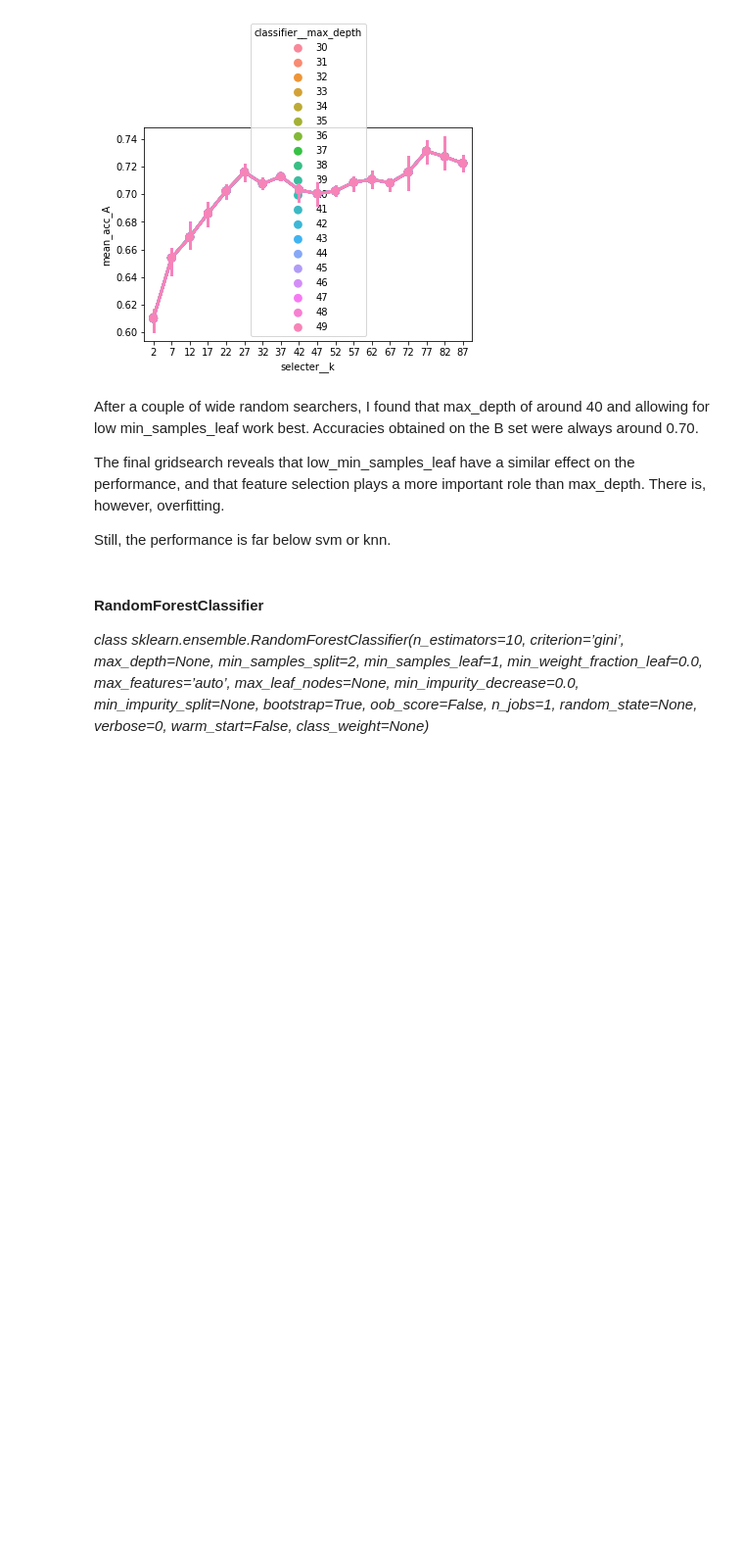
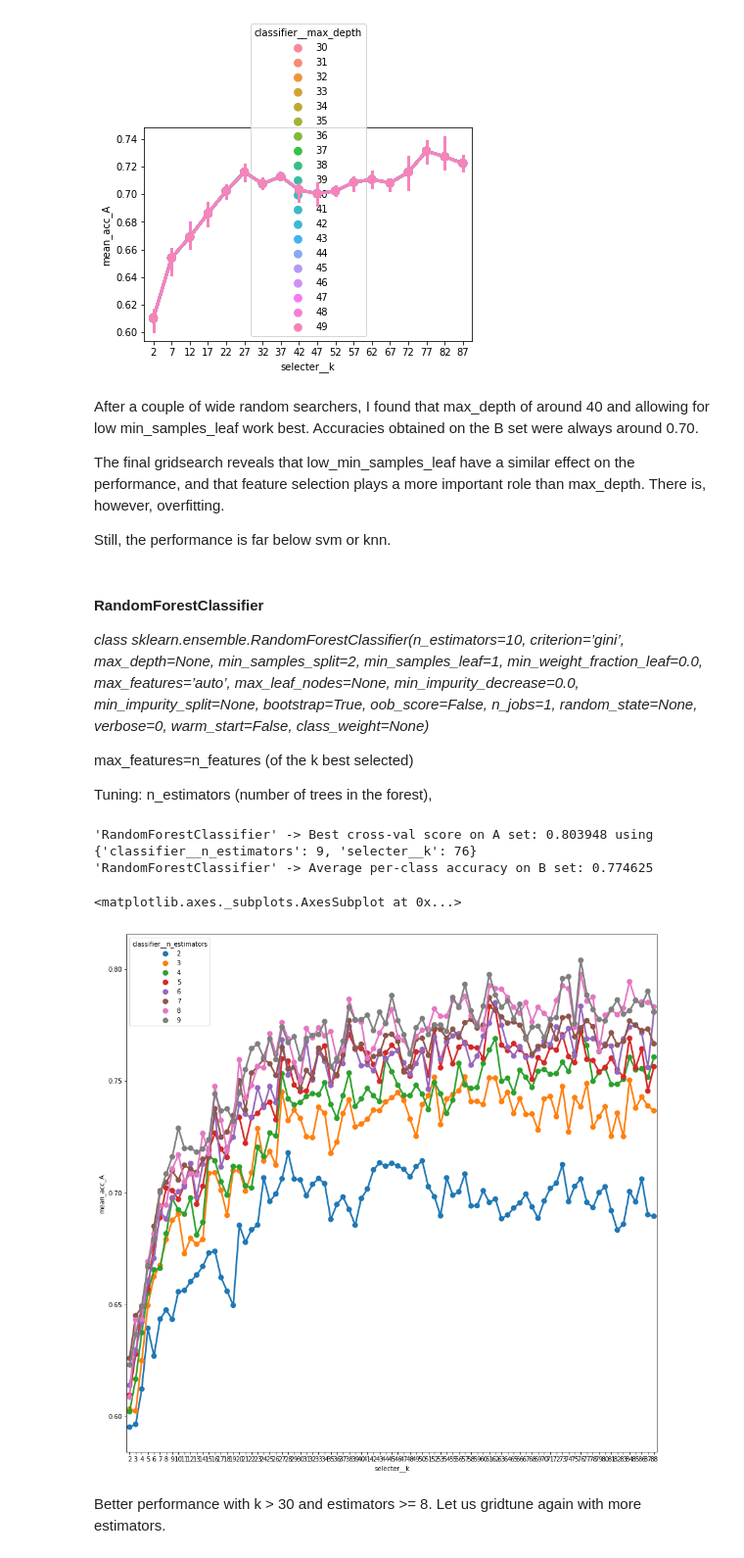
Before and after one commit to laufergall/ML_Speaker_Characteristics, a Jupyter notebook: classification/02_evaluating_classification_WAAT.ipynb, the cells around one changed output. Shown at 98% size. Cells and saved outputs as stored; diff of their text form; code cells hidden in the pictures; blank space fills up the shorter version.

Commit message:
cls test performance

```diff
--- a/classification/02_evaluating_classification_WAAT.ipynb
+++ b/classification/02_evaluating_classification_WAAT.ipynb
@@ -757,6 +757,10 @@ Still, the performance is far below svm or knn.
 #### RandomForestClassifier
 
 *class sklearn.ensemble.RandomForestClassifier(n_estimators=10, criterion=’gini’, max_depth=None, min_samples_split=2, min_samples_leaf=1, min_weight_fraction_leaf=0.0, max_features=’auto’, max_leaf_nodes=None, min_impurity_decrease=0.0, min_impurity_split=None, bootstrap=True, oob_score=False, n_jobs=1, random_state=None, verbose=0, warm_start=False, class_weight=None)*
+
+max_features=n_features (of the k best selected)
+
+Tuning: n_estimators (number of trees in the forest),
 # %%
 from sklearn.ensemble import RandomForestClassifier
 
@@ -765,15 +769,22 @@ Random Forest
 """
 def get_RandomForestClassifier2tune():
 
-    model = RandomForestClassifier()
+    model = RandomForestClassifier(random_state=2302, max_features = None)
     hp = dict(
-        classifier__n_estimators = np.arange(2,4)#np.arange(2,51)
+        classifier__n_estimators = np.arange(2,10)
     )
     return 'RandomForestClassifier', model, hp
 
+k_gridsearch = np.arange(2, 89)
+
 # Hyperparameter tuning with this model
-tuning, trained = hp_tuner(AX, BX, Ay, By, [get_RandomForestClassifier2tune], feats_names)
-
-# # update lists of tuning info and trained classifiers
-# tuning_all = tuning_all.append(tuning, ignore_index=True)
-# trained_all.append(trained)
+tuning, trained = hp_tuner(AX, BX, Ay, By,
+                               [get_RandomForestClassifier2tune],
+                               feats_names,
+                               k_gridsearch,
+                               'grid',
+                               n_iter=10
+                              )
+# %% [output]
+'RandomForestClassifier' -> Best cross-val score on A set: 0.803948 using {'classifier__n_estimators': 9, 'selecter__k': 76}
+'RandomForestClassifier' -> Average per-class accuracy on B set: 0.774625
@@ -785,0 +791,17 @@ tuning, trained = hp_tuner(AX, BX, Ay, By, [get_RandomForestClassifier2tune], fe
+# %%
+# open generated file with results of fitting GridSearchCV
+
+sgrid = pd.read_csv(r'.\data_while_tuning\RandomForestClassifier_tuning.csv')
+
+# params to dataframe
+params_dict = sgrid['params'].apply(lambda x: literal_eval(x) ).to_dict()
+params_df = pd.DataFrame(data = params_dict).transpose()
+
+# plot acc vs. params
+fig, ax = plt.subplots(figsize=(15,15))
+sns.pointplot(x='selecter__k', y='mean_acc_A',hue='classifier__n_estimators', data=sgrid.join(params_df))
+# %% [output]
+<matplotlib.axes._subplots.AxesSubplot at 0x...>
+[figure, added]
+# %% [markdown]
+Better performance with k > 30 and estimators >= 8. Let us gridtune again with more estimators.
```
Also changed, not shown: parts of 14 cells of this notebook, 15 other files.
